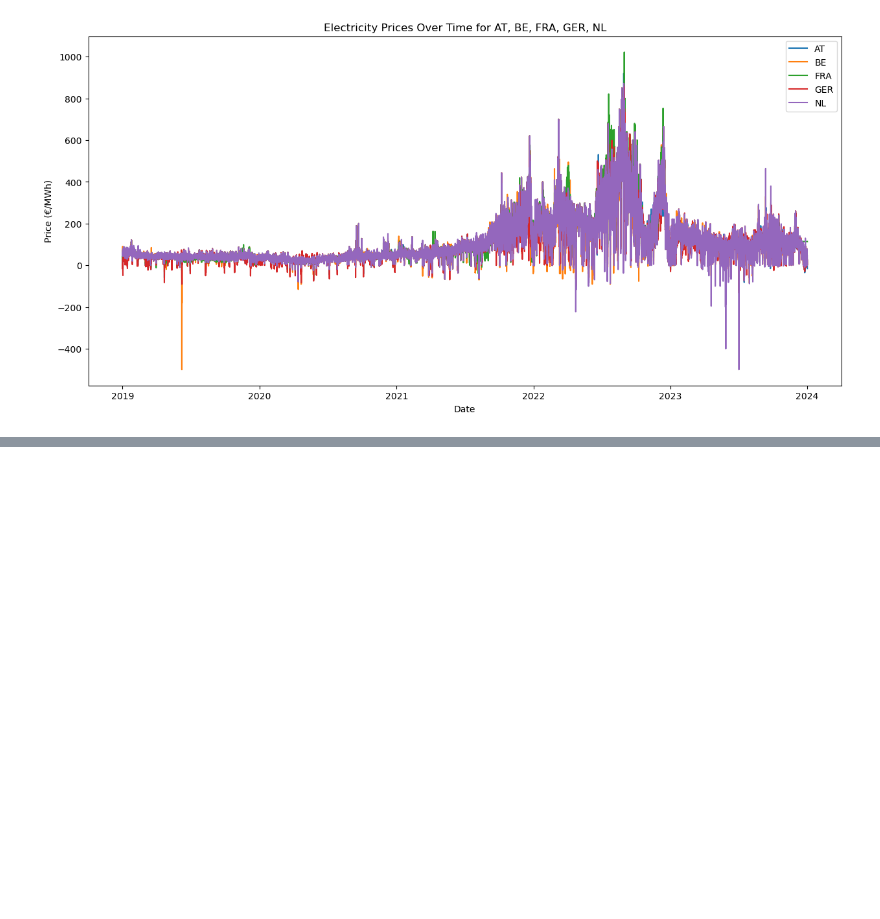
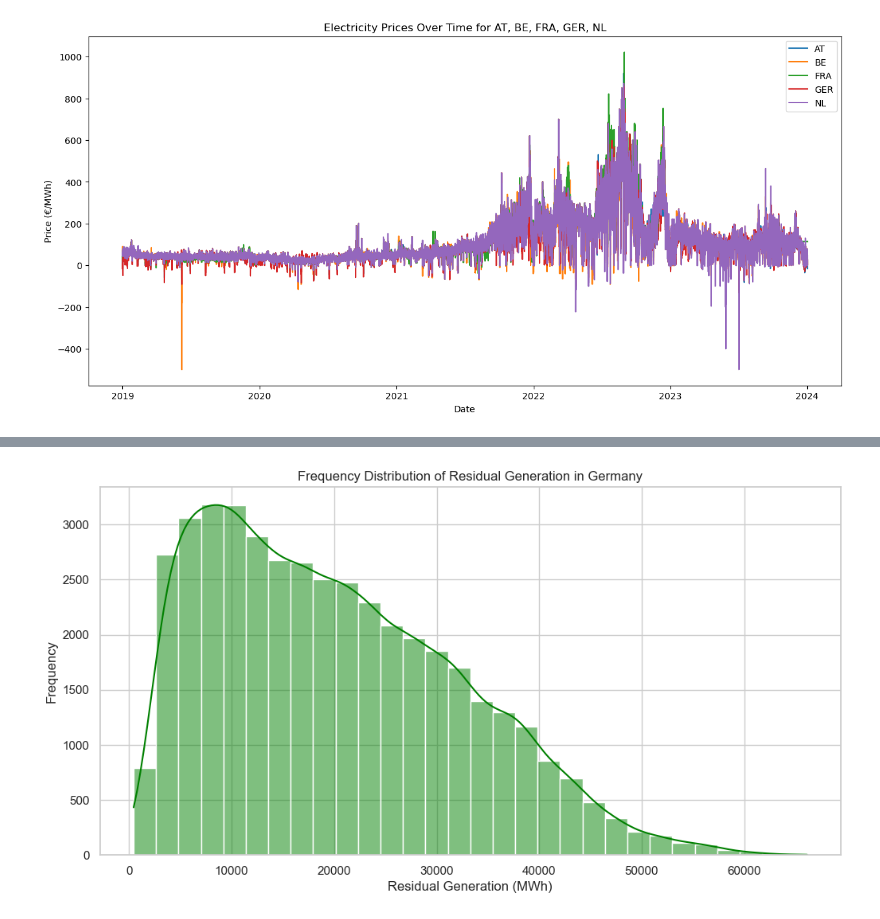
Before and after one commit to Linkschris/AdvancedBA, a Jupyter notebook: model.ipynb/model_pantelis.ipynb, the cells around one changed output, grey strips where cells are left out. Drawn from its saved outputs; the diff is of its cells as text; code cells hidden in the pictures; blank space fills up the shorter version.

```diff
--- a/model.ipynb/model_pantelis.ipynb
+++ b/model.ipynb/model_pantelis.ipynb
@@ -150,0 +217,13 @@ plt.show()
+# %%
+# Set plotting style
+sns.set(style="whitegrid")
+
+# Histograms for Frequency Distribution of Residual Generation in Germany
+plt.figure(figsize=(12, 6))
+sns.histplot(new_data_subset['residual_generationGER'], bins=30, kde=True, color='green')
+plt.title('Frequency Distribution of Residual Generation in Germany')
+plt.xlabel('Residual Generation (MWh)')
+plt.ylabel('Frequency')
+plt.show()
+# %% [output]
+[figure, added]
```
Also changed, not shown: parts of 7 cells of this notebook.
